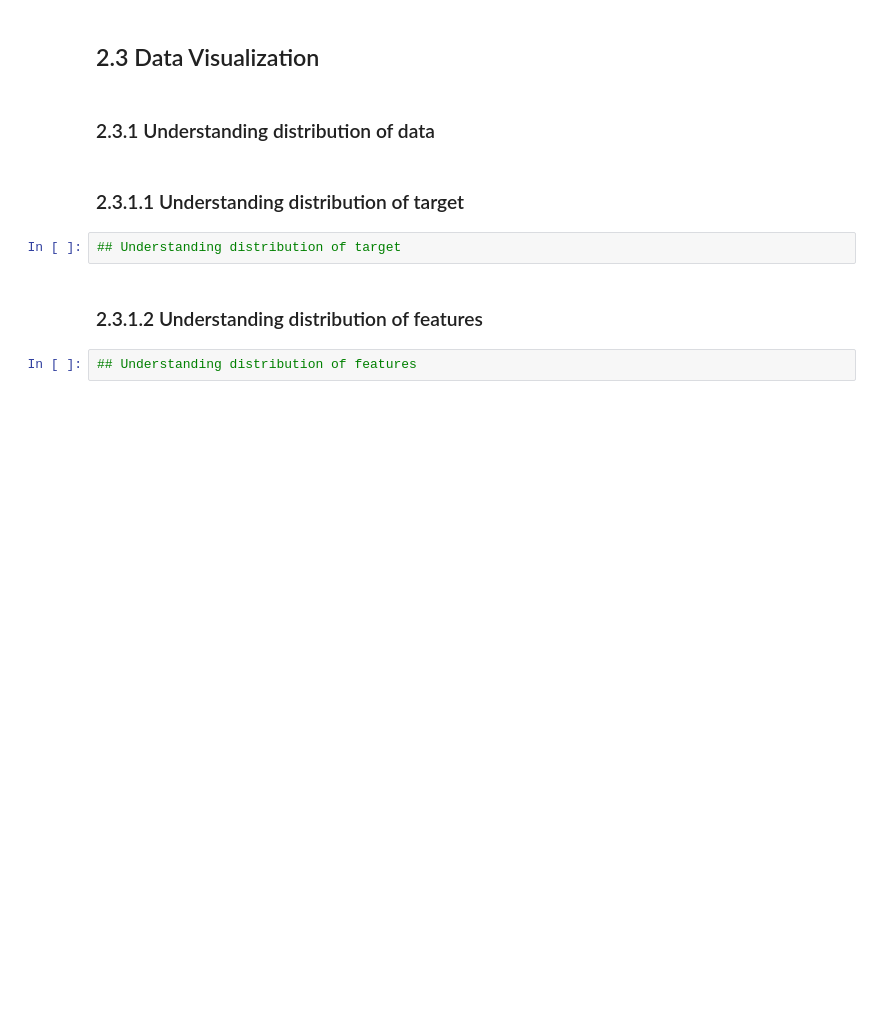
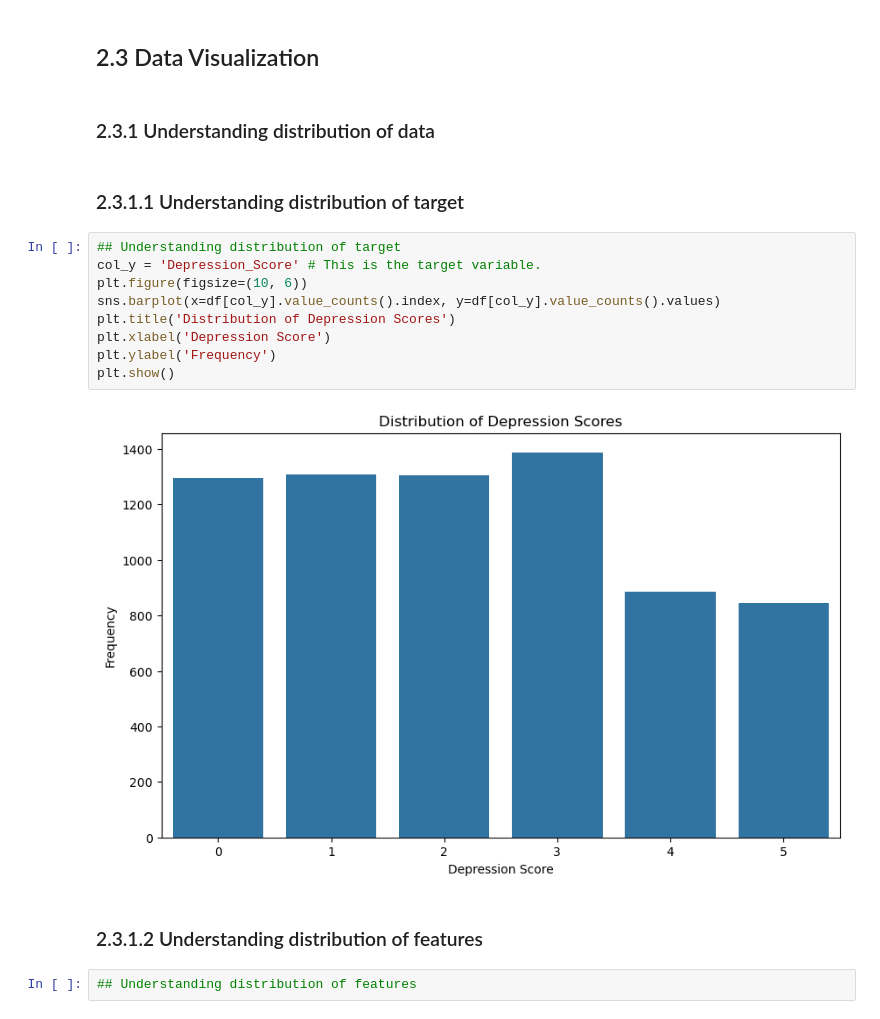
Before and after one commit to cheesyslayer1234/ML_assignment, a Jupyter notebook: NG FENG KANG MALCOLM MLDP Program Codes.ipynb, the cells around one changed output. Saved outputs shown, nothing was run; the diff lists cells and outputs as text; blank space fills up the shorter version.

Commit message:
Added Data Visualization For Target Variable
Added Data Visualization For Target Variable. Specifically, I added bar chart.

```diff
--- a/NG FENG KANG MALCOLM MLDP Program Codes.ipynb
+++ b/NG FENG KANG MALCOLM MLDP Program Codes.ipynb
@@ -69,6 +151,15 @@ df.isna().sum()
 ### 2.3.1.1 Understanding distribution of target
 # %%
 ## Understanding distribution of target
+col_y = 'Depression_Score' # This is the target variable.
+plt.figure(figsize=(10, 6))
+sns.barplot(x=df[col_y].value_counts().index, y=df[col_y].value_counts().values)
+plt.title('Distribution of Depression Scores')
+plt.xlabel('Depression Score')
+plt.ylabel('Frequency')
+plt.show()
+# %% [output]
+[figure, added]
 # %% [markdown]
 ### 2.3.1.2 Understanding distribution of features
 # %%
```
Also changed, not shown: parts of 5 cells of this notebook.
